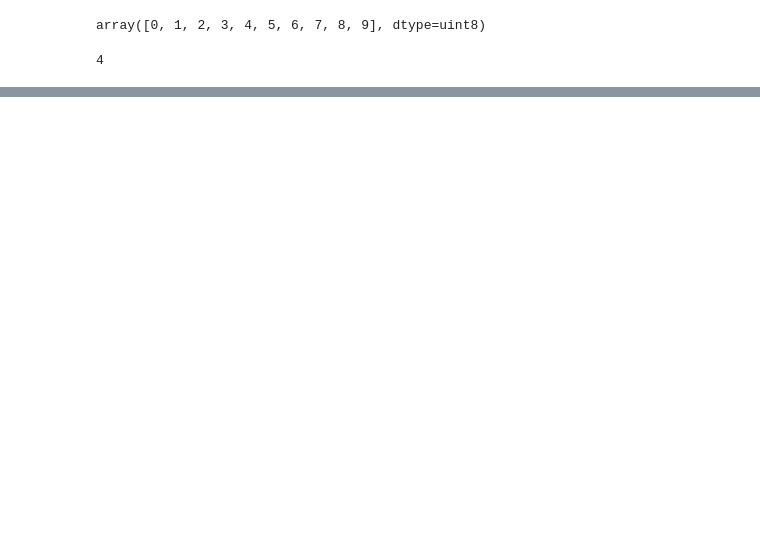
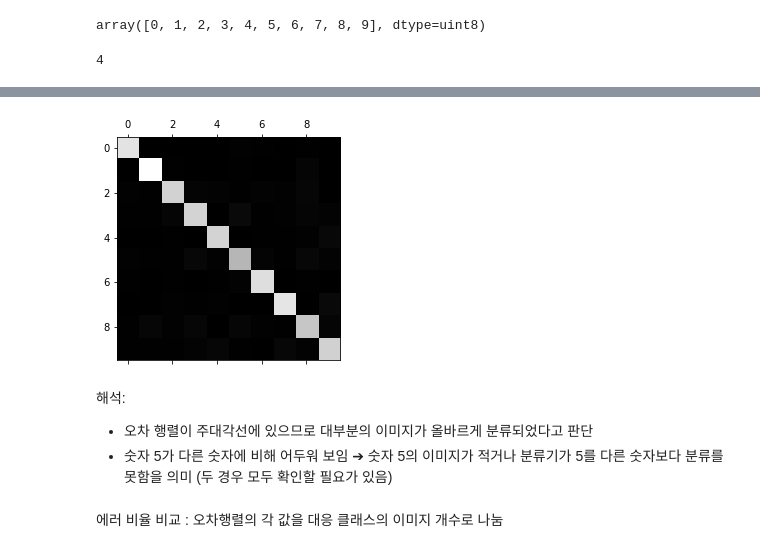
Before and after one commit to iryung9/Hands-On_ML, a Jupyter notebook: Chapter3.ipynb, the cells around one changed output, grey strips where cells are left out. Cells and saved outputs as stored; diff of their text form; code cells hidden in the pictures; blank space fills up the shorter version.

```diff
--- a/Chapter3.ipynb
+++ b/Chapter3.ipynb
@@ -333,0 +336,6 @@ sgd_clf.classes_[4]
+# %%
+#SGDClassifier기반으로 OvO전략 사용 다중 분류기
+from sklearn.multiclass import OneVsOneClassifier
+ovo_clf=OneVsOneClassifier(SGDClassifier(max_iter=5,random_state=42))
+ovo_clf.fit(X_train,y_train)
+ovo_clf.predict([some_digit])
@@ -333,0 +352,3 @@ sgd_clf.classes_[4]
+# %%
+forest_clf.fit(X_train,y_train)
+forest_clf.predict([some_digit])
@@ -333,0 +369,5 @@ sgd_clf.classes_[4]
+# %%
+from sklearn.preprocessing import StandardScaler
+scaler=StandardScaler()
+X_train_scaled=scaler.fit_transform(X_train.astype(np.float))
+cross_val_score(sgd_clf,X_train_scaled,y_train,cv=3,scoring='accuracy')
@@ -333,0 +380,5 @@ sgd_clf.classes_[4]
+# %%
+#오차행렬
+y_train_pred=cross_val_predict(sgd_clf,X_train_scaled,y_train,cv=3)
+conf_mx=confusion_matrix(y_train,y_train_pred)
+conf_mx
@@ -333,0 +397,11 @@ sgd_clf.classes_[4]
+# %%
+plt.matshow(conf_mx, cmap=plt.cm.gray)
+plt.show()
+# %% [output]
+[figure, added]
+# %% [markdown]
+해석:<br>
+- 오차 행렬이 주대각선에 있으므로 대부분의 이미지가 올바르게 분류되었다고 판단
+- 숫자 5가 다른 숫자에 비해 어두워 보임 ➔ 숫자 5의 이미지가 적거나 분류기가 5를 다른 숫자보다 분류를 못함을 의미 (두 경우 모두 확인할 필요가 있음)
+# %% [markdown]
+에러 비율 비교 : 오차행렬의 각 값을 대응 클래스의 이미지 개수로 나눔
```
Also changed, not shown: parts of 47 cells of this notebook.
